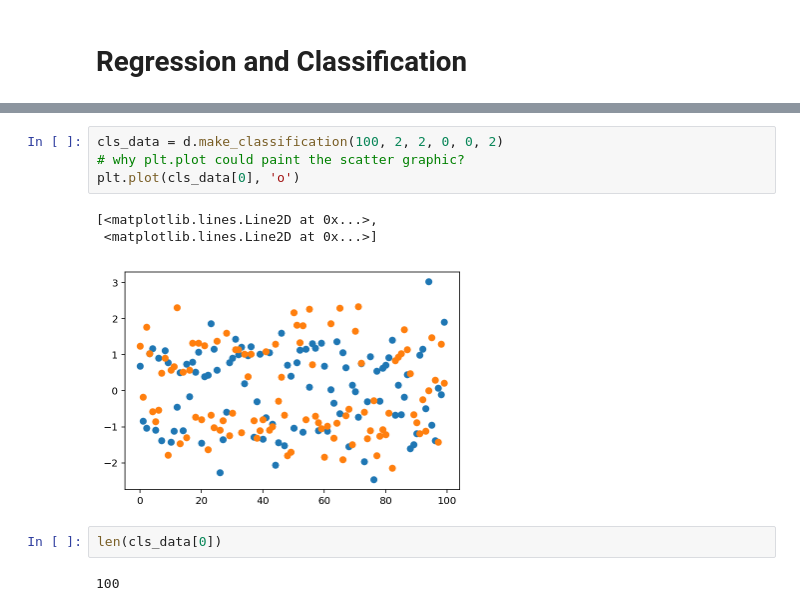
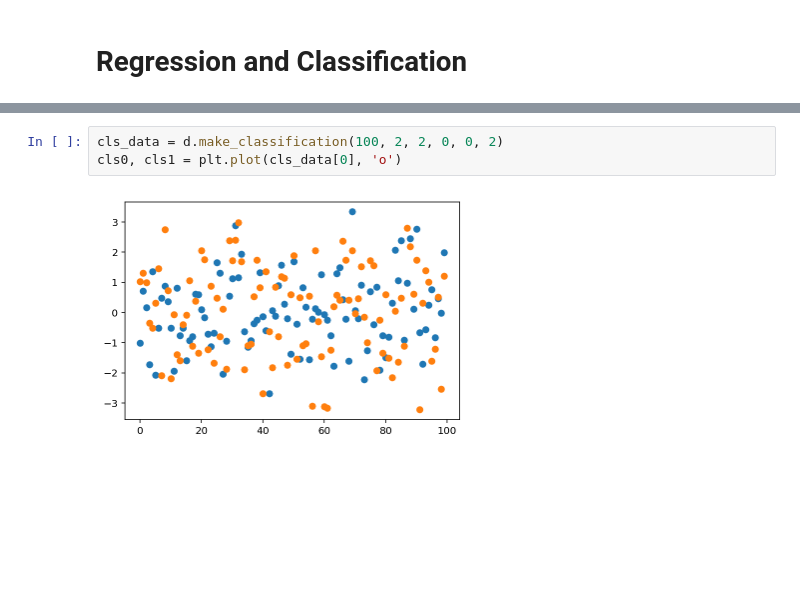
Before and after one commit to llv22/caffe2_cv, a Jupyter notebook: chap2_math/math.ipynb, the cells around one changed output, grey strips where cells are left out. Cells and saved outputs as stored; diff of their text form; blank space fills up the shorter version.

```diff
--- a/chap2_math/math.ipynb
+++ b/chap2_math/math.ipynb
@@ -70,12 +78,5 @@ reg_data
 # %%
 cls_data = d.make_classification(100, 2, 2, 0, 0, 2)
-# why plt.plot could paint the scatter graphic?
-plt.plot(cls_data[0], 'o')
+cls0, cls1 = plt.plot(cls_data[0], 'o')
 # %% [output]
-[<matplotlib.lines.Line2D at 0x...>,
- <matplotlib.lines.Line2D at 0x...>]
-[figure, old version]
+[figure, new version]
-# %%
-len(cls_data[0])
-# %% [output]
-100
```
Also changed, not shown: parts of 6 cells of this notebook, 1 other file.
